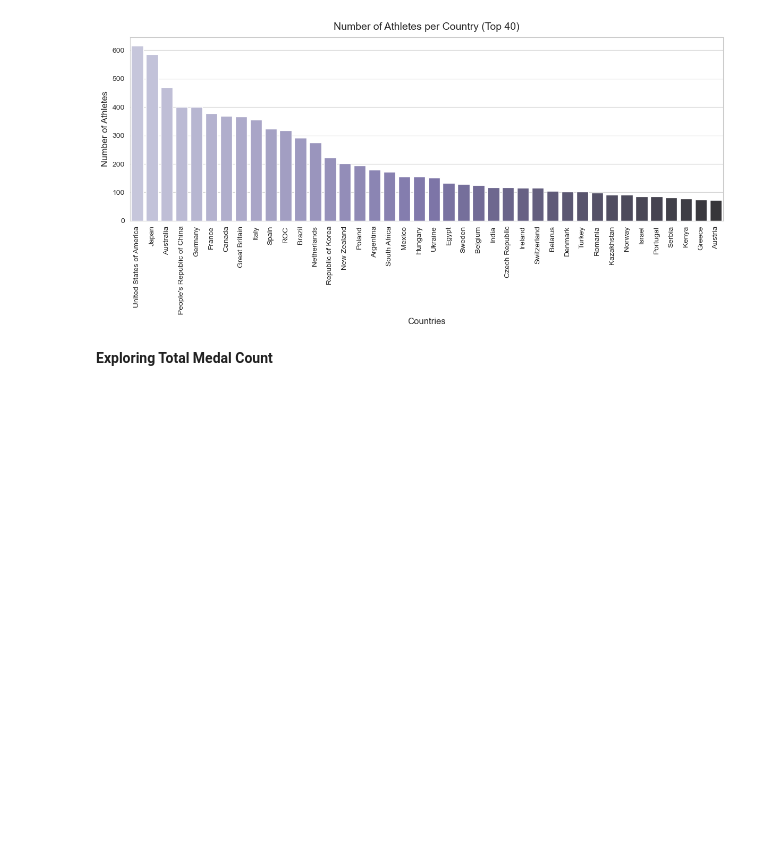
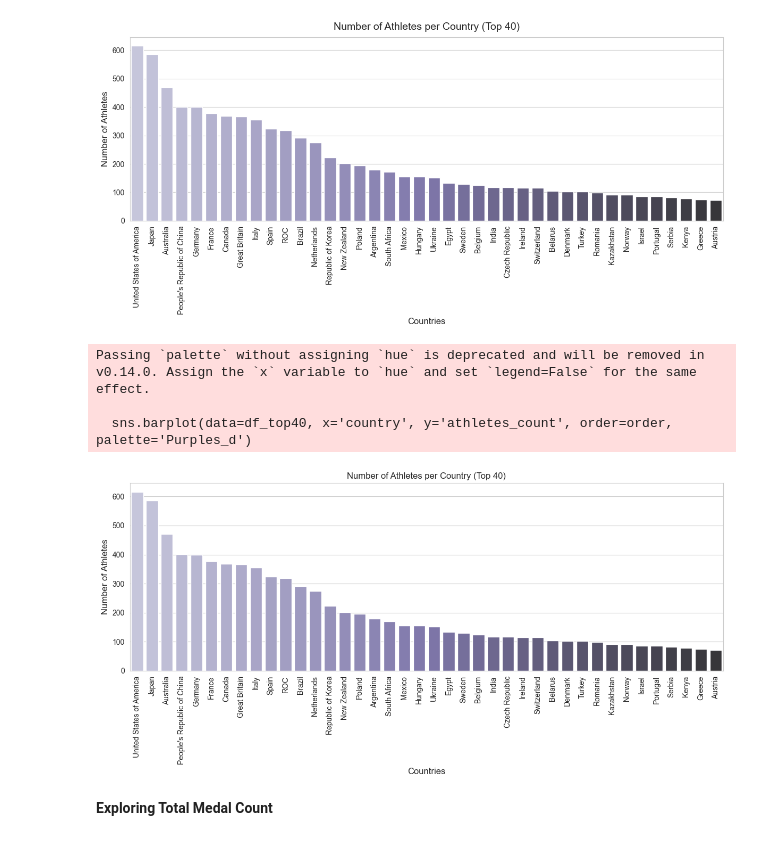
Before and after one commit to LouMeziere/2024-Olympic-Predictor, a Jupyter notebook: Data_format.ipynb, the cells around one changed output. Cells and saved outputs as stored; diff of their text form; code cells hidden in the pictures; blank space fills up the shorter version.

```diff
--- a/Data_format.ipynb
+++ b/Data_format.ipynb
@@ -219,6 +219,35 @@ Passing `palette` without assigning `hue` is deprecated and will be removed in v
 
   sns.barplot(data=df_top40, x='country', y='athletes_count', order=order, palette='Purples_d')
 [figure]
+# %%
+# Set style
+sns.set_style('whitegrid')
+
+# Filter the top 40 countries by athletes_count
+df_top40 = df.sort_values('athletes_count', ascending=False).head(40)
+
+# Set the figure size
+plt.figure(figsize=(12, 6))
+
+# Order countries by athletes_count in decreasing order within the top 40
+order = df_top40['country']
+
+# Create the bar plot with the top 40 countries
+sns.barplot(data=df_top40, x='country', y='athletes_count', order=order, palette='Purples_d')
+
+# Customize labels and title
+plt.xlabel('Countries', fontsize=12)
+plt.ylabel('Number of Athletes', fontsize=12)
+plt.title('Number of Athletes per Country (Top 40)')
+plt.xticks(rotation=90)
+
+plt.tight_layout()
+plt.show()
+# %% [output]
+Passing `palette` without assigning `hue` is deprecated and will be removed in v0.14.0. Assign the `x` variable to `hue` and set `legend=False` for the same effect.
+
+  sns.barplot(data=df_top40, x='country', y='athletes_count', order=order, palette='Purples_d')
+[figure, added]
 # %% [markdown]
 **Exploring Total Medal Count**
 # %%
```
Also changed, not shown: parts of 5 cells of this notebook, 4 other files.
